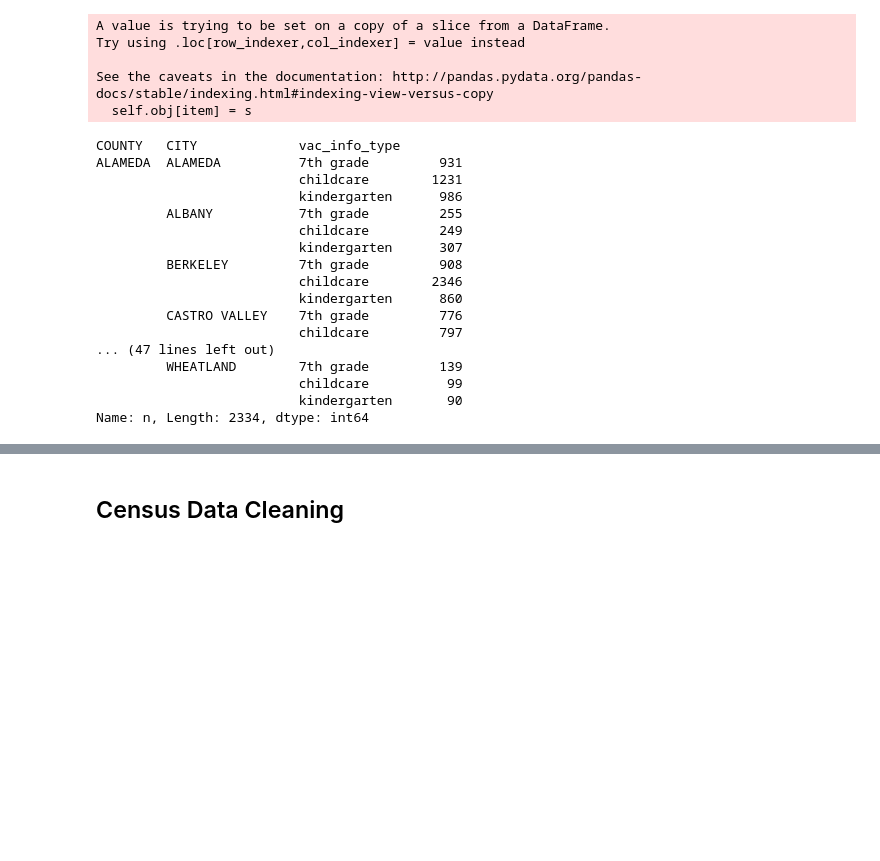
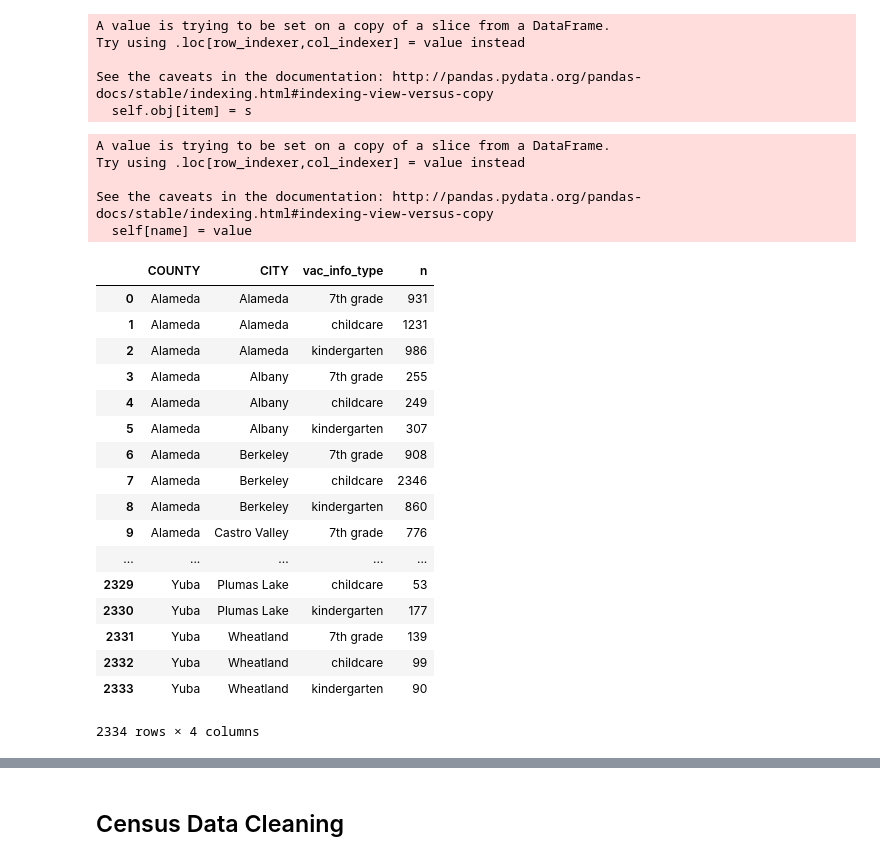
Before and after one commit to jeffrey-hsu/mids_capstone, a Jupyter notebook: Data_Cleaning.ipynb, the cells around one changed output, grey strips where cells are left out. Drawn from its saved outputs; the diff is of its cells as text; code cells hidden in the pictures; blank space fills up the shorter version.

Commit message:
update data cleaning code

```diff
--- a/Data_Cleaning.ipynb
+++ b/Data_Cleaning.ipynb
@@ -252,24 +269,35 @@ See the caveats in the documentation: http://pandas.pydata.org/pandas-docs/stabl
+# %%
+# Change case to title case
+vac_1718.COUNTY=vac_1718['COUNTY'].str.title()
+vac_1718.CITY=vac_1718['CITY'].str.title()
+# %% [output]
+A value is trying to be set on a copy of a slice from a DataFrame.
+Try using .loc[row_indexer,col_indexer] = value instead
+
+See the caveats in the documentation: http://pandas.pydata.org/pandas-docs/stable/indexing.html#indexing-view-versus-copy
+  self[name] = value
 # %%
 #Get count of students vaccinated by county,city and grade
-vac_n=vac_1718.groupby(by=['COUNTY','CITY','vac_info_type'])['n'].sum()
+vac_n=vac_1718.groupby(by=['COUNTY','CITY','vac_info_type'], as_index=False)['n'].sum()
 vac_n
 # %% [output]
+|  | COUNTY | CITY | vac_info_type | n |
+| 0 | Alameda | Alameda | 7th grade | 931 |
+| 1 | Alameda | Alameda | childcare | 1231 |
+| 2 | Alameda | Alameda | kindergarten | 986 |
+| 3 | Alameda | Albany | 7th grade | 255 |
+| 4 | Alameda | Albany | childcare | 249 |
+| 5 | Alameda | Albany | kindergarten | 307 |
+| 6 | Alameda | Berkeley | 7th grade | 908 |
+| 7 | Alameda | Berkeley | childcare | 2346 |
+| 8 | Alameda | Berkeley | kindergarten | 860 |
+| 9 | Alameda | Castro Valley | 7th grade | 776 |
+| ... | ... | ... | ... | ... |
+| 2329 | Yuba | Plumas Lake | childcare | 53 |
+| 2330 | Yuba | Plumas Lake | kindergarten | 177 |
+| 2331 | Yuba | Wheatland | 7th grade | 139 |
+| 2332 | Yuba | Wheatland | childcare | 99 |
+| 2333 | Yuba | Wheatland | kindergarten | 90 |
-COUNTY   CITY             vac_info_type
-ALAMEDA  ALAMEDA          7th grade         931
-                          childcare        1231
-                          kindergarten      986
-         ALBANY           7th grade         255
-                          childcare         249
-                          kindergarten      307
-         BERKELEY         7th grade         908
-                          childcare        2346
-                          kindergarten      860
-         CASTRO VALLEY    7th grade         776
-                          childcare         797
-... (47 lines left out)
-         WHEATLAND        7th grade         139
-                          childcare          99
-                          kindergarten       90
-Name: n, Length: 2334, dtype: int64
+2334 rows × 4 columns
 # %%
 #Export count of students vaccinated by county,city and grade
```
Also changed, not shown: parts of 26 cells of this notebook, 3 other files.
